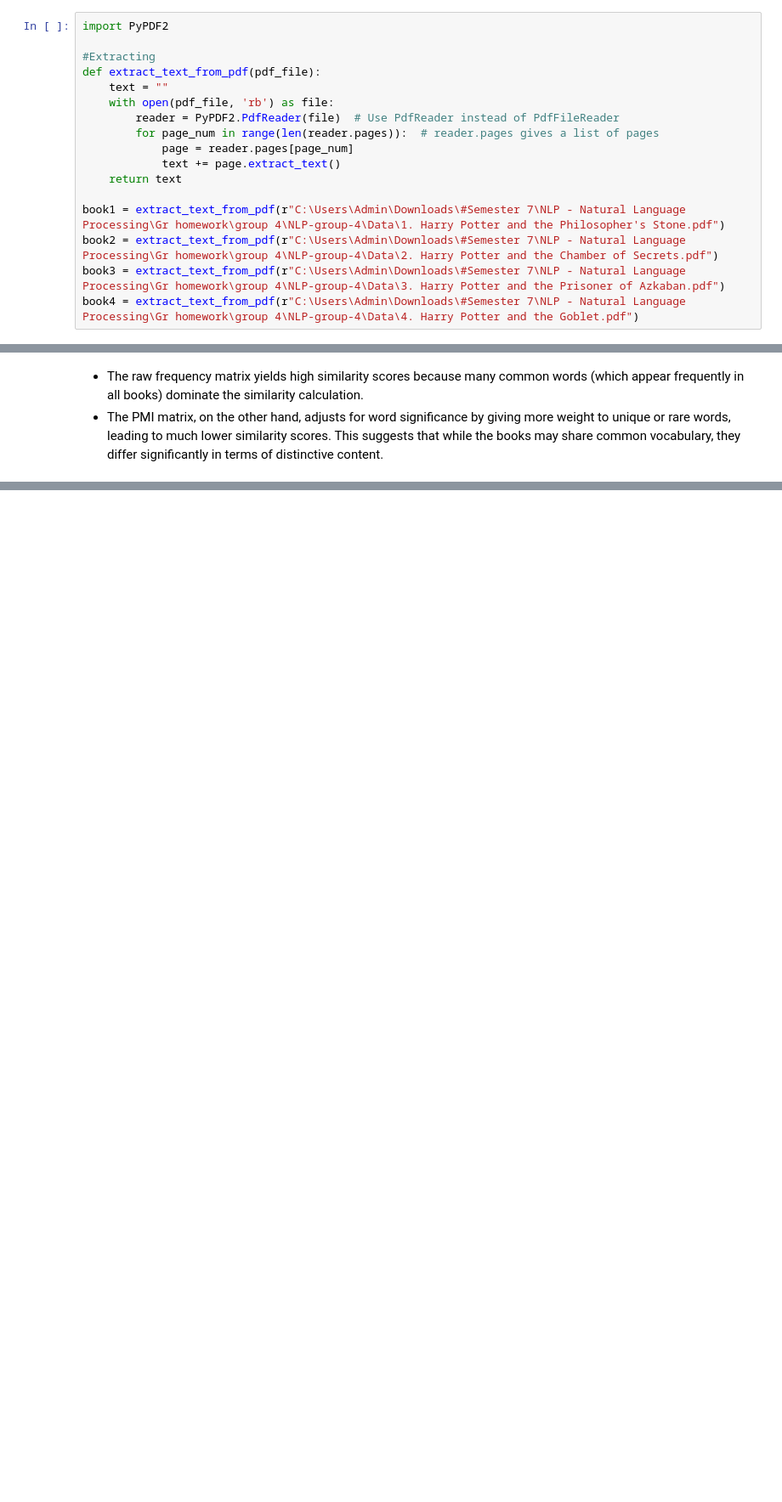
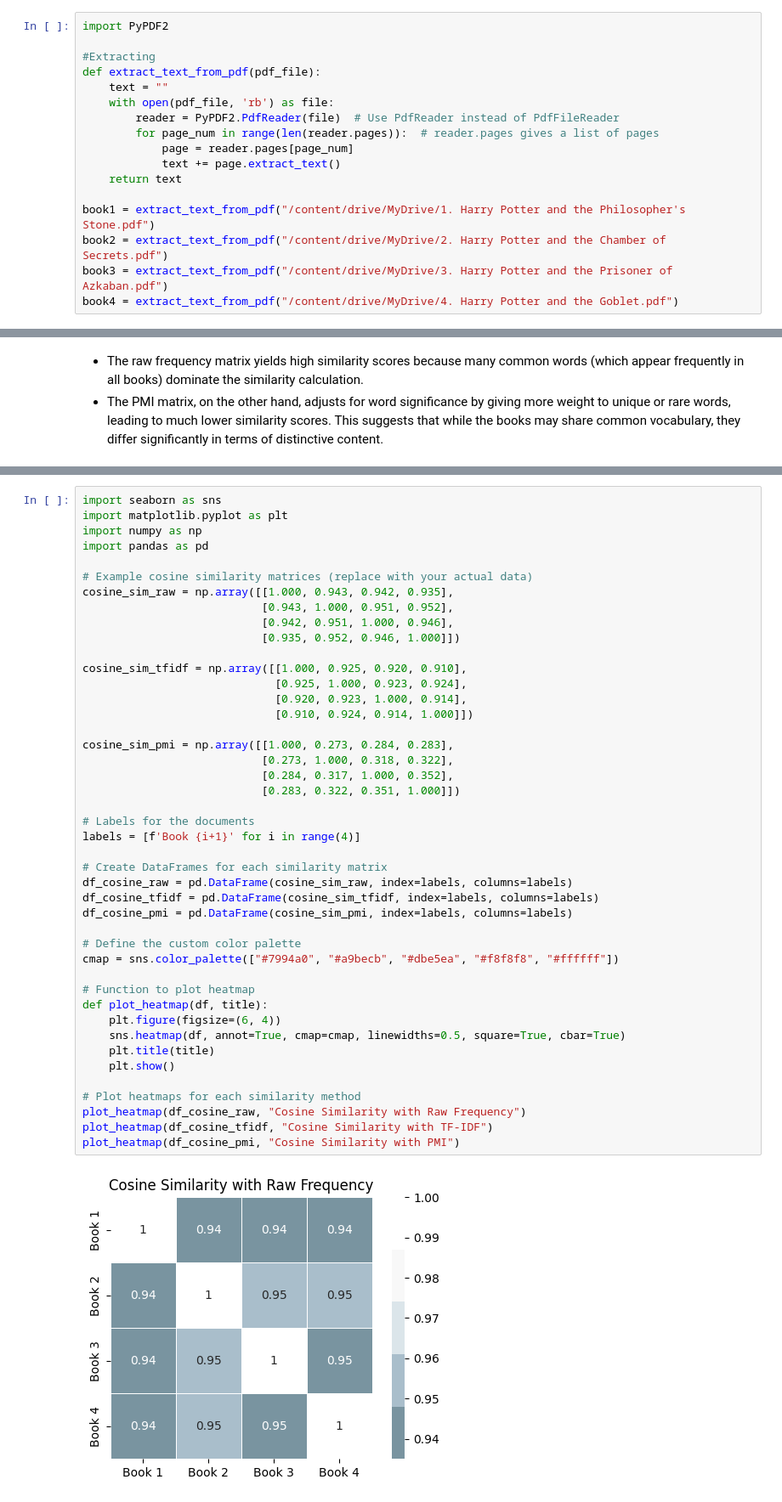
Before and after one commit to nghaphg/NLP-group-4, a Jupyter notebook: Task 2 + Task 3/task2+3.ipynb, the cells around one changed output, grey strips where cells are left out. Shown: that part at 85% size. Cells and saved outputs as stored; diff of their text form; blank space fills up the shorter version.

```diff
--- a/Task 2 + Task 3/task2+3.ipynb
+++ b/Task 2 + Task 3/task2+3.ipynb
@@ -13,10 +16,10 @@ def extract_text_from_pdf(pdf_file):
             text += page.extract_text()
     return text
 
-book1 = extract_text_from_pdf(r"C:\Users\Admin\Downloads\#Semester 7\NLP - Natural Language Processing\Gr homework\group 4\NLP-group-4\Data\1. Harry Potter and the Philosopher's Stone.pdf")
-book2 = extract_text_from_pdf(r"C:\Users\Admin\Downloads\#Semester 7\NLP - Natural Language Processing\Gr homework\group 4\NLP-group-4\Data\2. Harry Potter and the Chamber of Secrets.pdf")
-book3 = extract_text_from_pdf(r"C:\Users\Admin\Downloads\#Semester 7\NLP - Natural Language Processing\Gr homework\group 4\NLP-group-4\Data\3. Harry Potter and the Prisoner of Azkaban.pdf")
-book4 = extract_text_from_pdf(r"C:\Users\Admin\Downloads\#Semester 7\NLP - Natural Language Processing\Gr homework\group 4\NLP-group-4\Data\4. Harry Potter and the Goblet.pdf")
+book1 = extract_text_from_pdf("/content/drive/MyDrive/1. Harry Potter and the Philosopher's Stone.pdf")
+book2 = extract_text_from_pdf("/content/drive/MyDrive/2. Harry Potter and the Chamber of Secrets.pdf")
+book3 = extract_text_from_pdf("/content/drive/MyDrive/3. Harry Potter and the Prisoner of Azkaban.pdf")
+book4 = extract_text_from_pdf("/content/drive/MyDrive/4. Harry Potter and the Goblet.pdf")
 # %%
 # Text Preprocessing:
 import nltk
@@ -321,0 +376,46 @@ Book 4  0.029099  0.033506  0.030217  1.000000
+# %%
+import seaborn as sns
+import matplotlib.pyplot as plt
+import numpy as np
+import pandas as pd
+
+# Example cosine similarity matrices (replace with your actual data)
+cosine_sim_raw = np.array([[1.000, 0.943, 0.942, 0.935],
+                           [0.943, 1.000, 0.951, 0.952],
+                           [0.942, 0.951, 1.000, 0.946],
+                           [0.935, 0.952, 0.946, 1.000]])
+
+cosine_sim_tfidf = np.array([[1.000, 0.925, 0.920, 0.910],
+                             [0.925, 1.000, 0.923, 0.924],
+                             [0.920, 0.923, 1.000, 0.914],
+                             [0.910, 0.924, 0.914, 1.000]])
+
+cosine_sim_pmi = np.array([[1.000, 0.273, 0.284, 0.283],
+                           [0.273, 1.000, 0.318, 0.322],
+                           [0.284, 0.317, 1.000, 0.352],
+                           [0.283, 0.322, 0.351, 1.000]])
+
+# Labels for the documents
+labels = [f'Book {i+1}' for i in range(4)]
+
+# Create DataFrames for each similarity matrix
+df_cosine_raw = pd.DataFrame(cosine_sim_raw, index=labels, columns=labels)
+df_cosine_tfidf = pd.DataFrame(cosine_sim_tfidf, index=labels, columns=labels)
+df_cosine_pmi = pd.DataFrame(cosine_sim_pmi, index=labels, columns=labels)
+
+# Define the custom color palette
+cmap = sns.color_palette(["#7994a0", "#a9becb", "#dbe5ea", "#f8f8f8", "#ffffff"])
+
+# Function to plot heatmap
+def plot_heatmap(df, title):
+    plt.figure(figsize=(6, 4))
+    sns.heatmap(df, annot=True, cmap=cmap, linewidths=0.5, square=True, cbar=True)
+    plt.title(title)
+    plt.show()
+
+# Plot heatmaps for each similarity method
+plot_heatmap(df_cosine_raw, "Cosine Similarity with Raw Frequency")
+plot_heatmap(df_cosine_tfidf, "Cosine Similarity with TF-IDF")
+plot_heatmap(df_cosine_pmi, "Cosine Similarity with PMI")
+# %% [output]
+[figure, added]
```
Also changed, not shown: parts of 7 cells of this notebook, 2 other files.
